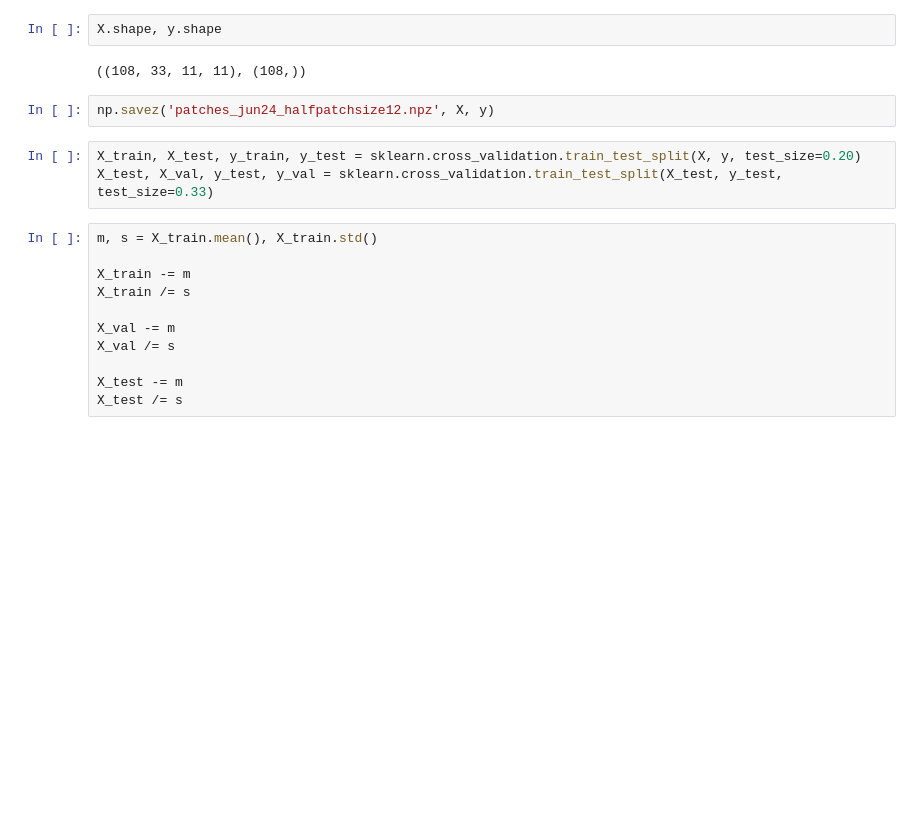
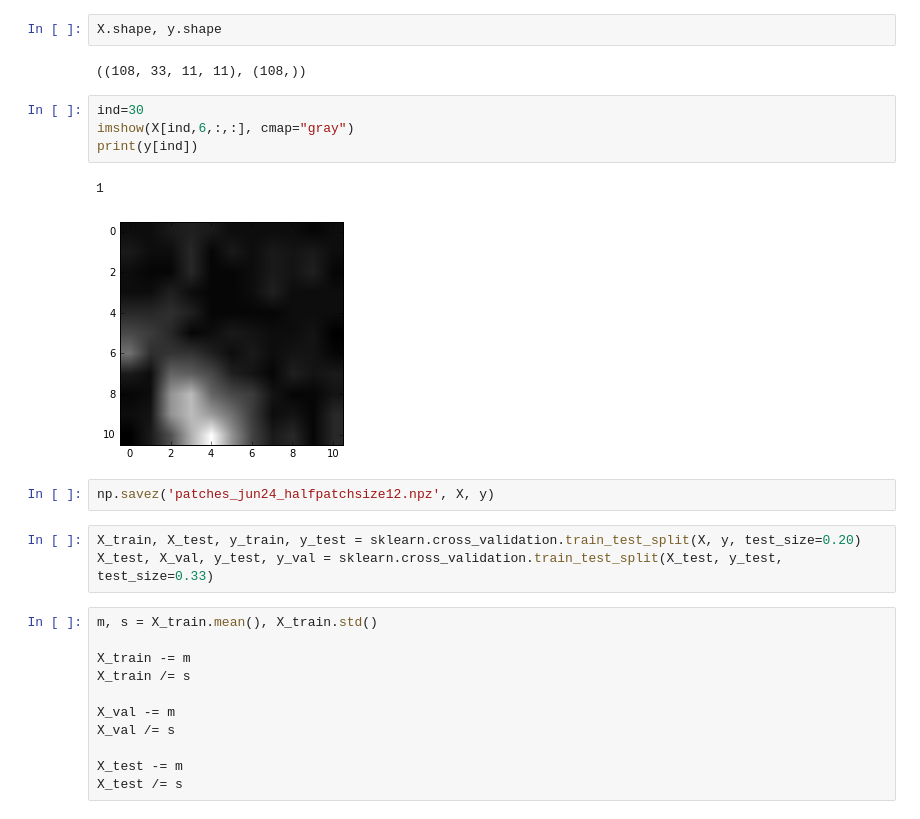
Before and after one commit to pzaffino/needle_tip_detection, a Jupyter notebook: needle_CNN_LASAGNE_PATCH.ipynb, the cells around one changed output. Saved outputs shown, nothing was run; the diff lists cells and outputs as text; blank space fills up the shorter version.

```diff
--- a/needle_CNN_LASAGNE_PATCH.ipynb
+++ b/needle_CNN_LASAGNE_PATCH.ipynb
@@ -181,6 +188,13 @@ Patient #69
 X.shape, y.shape
 # %% [output]
 ((108, 33, 11, 11), (108,))
+# %%
+ind=30
+imshow(X[ind,6,:,:], cmap="gray")
+print(y[ind])
+# %% [output]
+1
+[figure, added]
 # %%
 np.savez('patches_jun24_halfpatchsize12.npz', X, y)
 # %%
```
Also changed, not shown: parts of 3 cells of this notebook.
